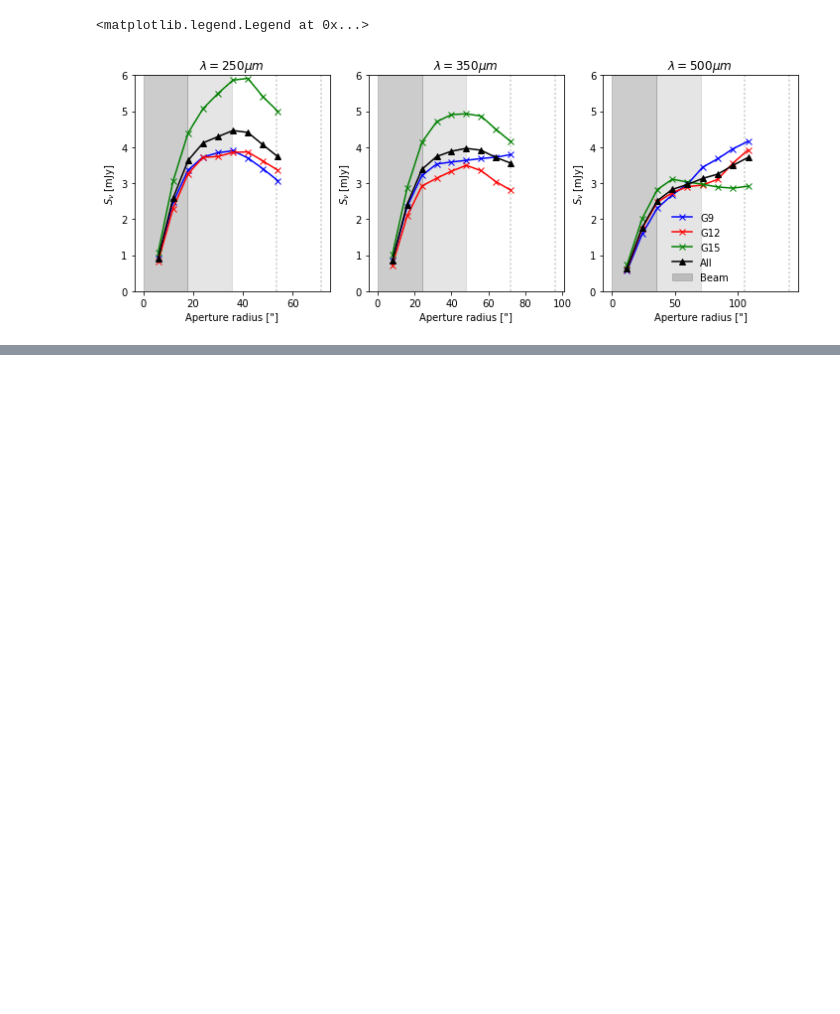
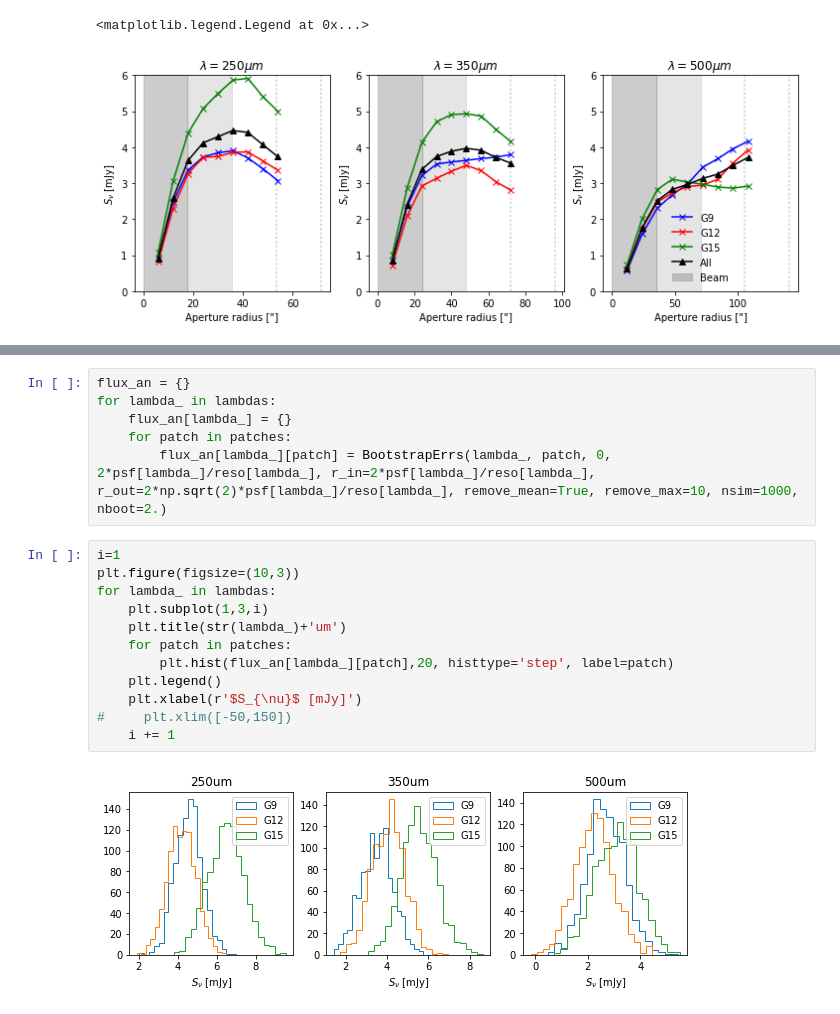
Before and after one commit to fbianchini/StacktSZ, a Jupyter notebook: plots_stacks_zbins.ipynb, the cells around one changed output, grey strips where cells are left out. Saved outputs shown, nothing was run; the diff lists cells and outputs as text; blank space fills up the shorter version.

```diff
--- a/plots_stacks_zbins.ipynb
+++ b/plots_stacks_zbins.ipynb
@@ -238,0 +360,20 @@ plt.legend(loc='best',frameon=False)
+# %%
+flux_an = {}
+for lambda_ in lambdas:
+    flux_an[lambda_] = {}
+    for patch in patches:
+        flux_an[lambda_][patch] = BootstrapErrs(lambda_, patch, 0, 2*psf[lambda_]/reso[lambda_], r_in=2*psf[lambda_]/reso[lambda_], r_out=2*np.sqrt(2)*psf[lambda_]/reso[lambda_], remove_mean=True, remove_max=10, nsim=1000, nboot=2.)
+# %%
+i=1
+plt.figure(figsize=(10,3))
+for lambda_ in lambdas:
+    plt.subplot(1,3,i)
+    plt.title(str(lambda_)+'um')
+    for patch in patches:
+        plt.hist(flux_an[lambda_][patch],20, histtype='step', label=patch)
+    plt.legend()
+    plt.xlabel(r'$S_{\nu}$ [mJy]')
+#     plt.xlim([-50,150])
+    i += 1
+# %% [output]
+[figure, added]
```
Also changed, not shown: parts of 10 cells of this notebook, 4 other files.
